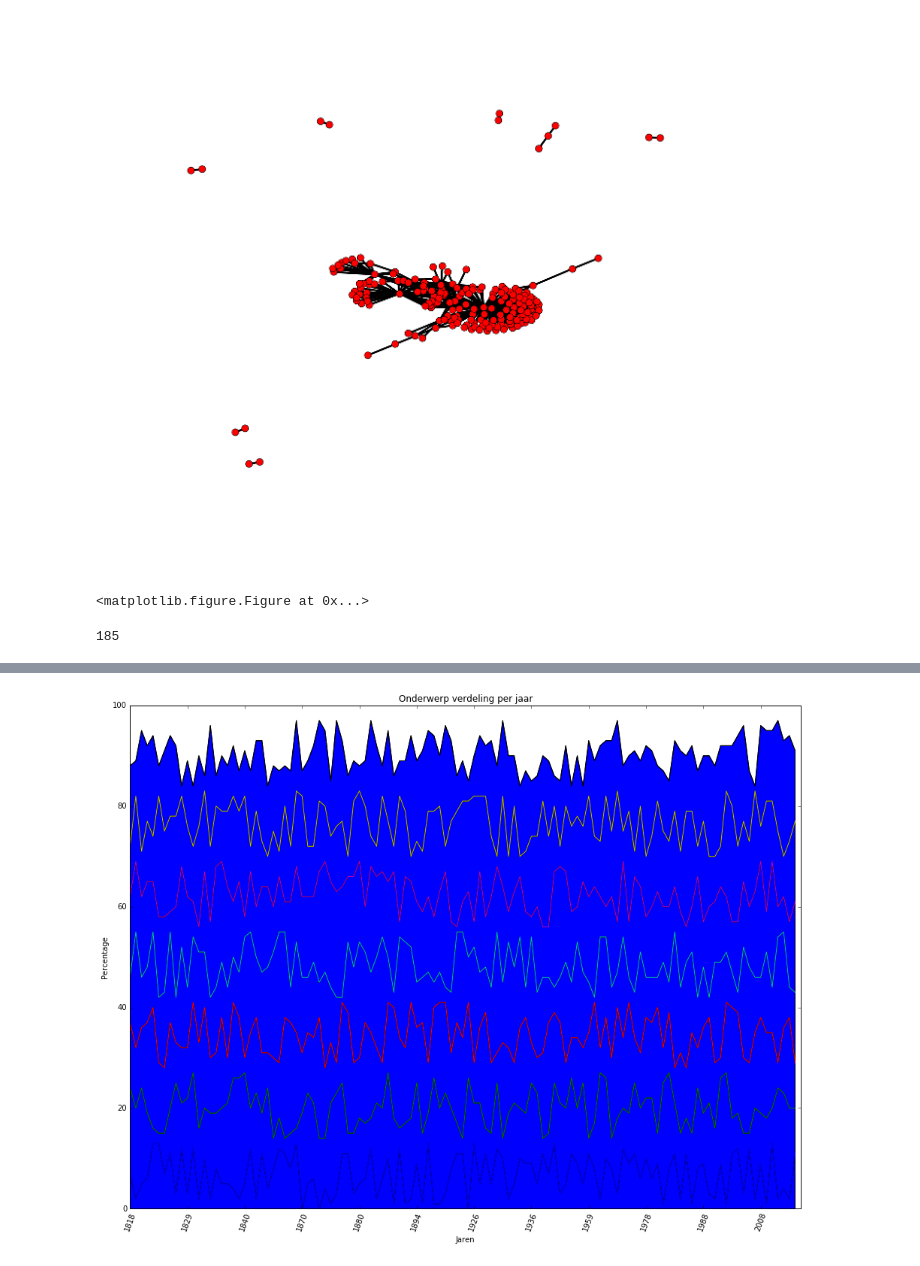
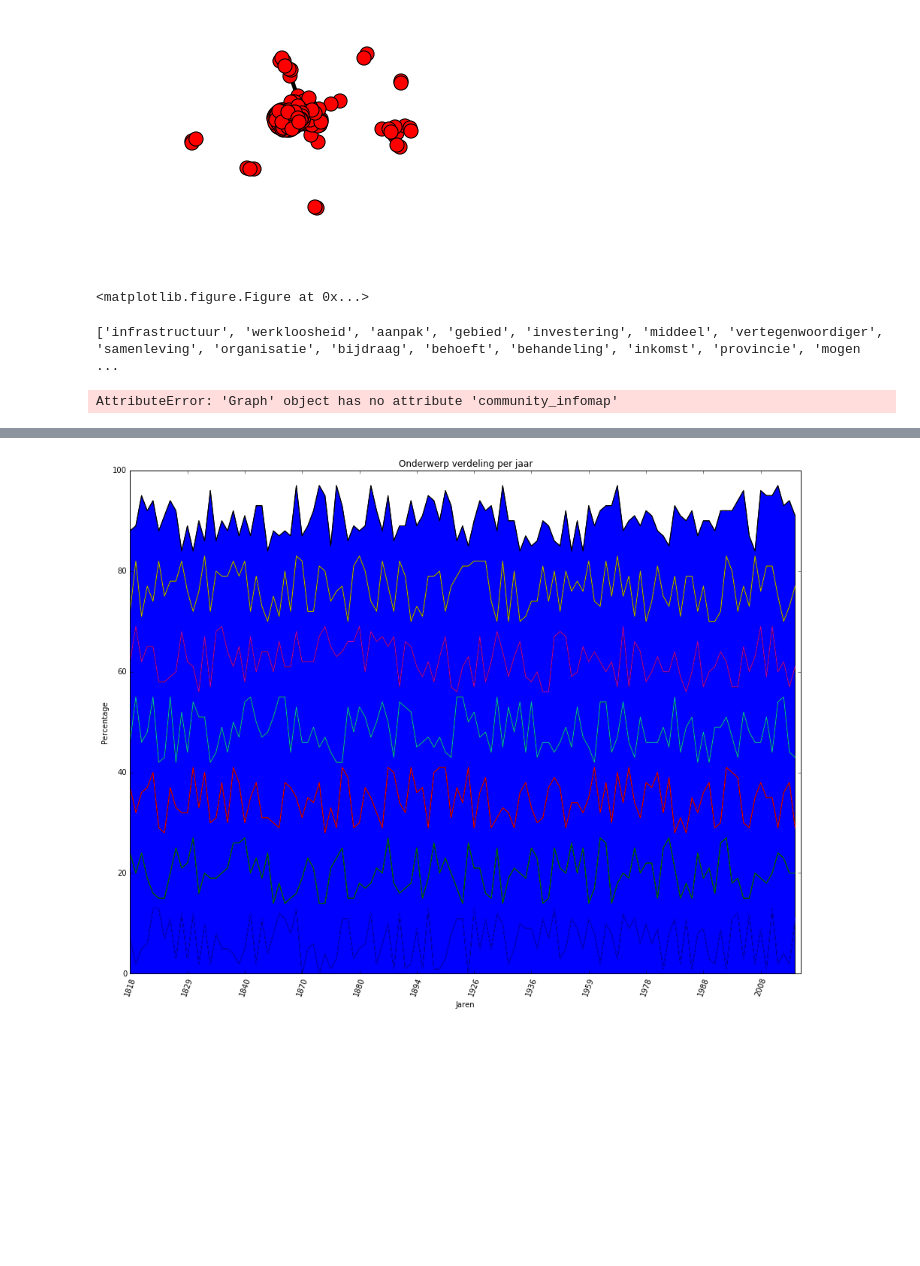
Before and after one commit to ndevisscher/Scriptie, a Jupyter notebook: plot tester.ipynb, the cells around one changed output, grey strips where cells are left out. Cells and saved outputs as stored; diff of their text form; code cells hidden in the pictures; blank space fills up the shorter version.

Commit message:
update
Threshold voor de community graph is gezet op 0.5

```diff
--- a/plot tester.ipynb
+++ b/plot tester.ipynb
@@ -29,7 +29,3 @@ import matplotlib.pyplot as plt
 from IPython.display import display, HTML
 import timeit
 import random
-# %%
-# Vergroten van de graphs zodat ze duidelijker zijn
-%pylab inline
-pylab.rcParams['figure.figsize'] = 25, 20
@@ -54,31 +46,35 @@ yearFrame.plot(x=yearFrame.index.values,y='Woorden')
 # %%
 # Creeëren van de weighted graph vanuit de gevonden similarity scores
 G = nx.Graph()
 for item in netwerkDict:
-    if netwerkDict[item] > 0.9:
+    if netwerkDict[item] > 0.5:
         G.add_edge(str(item[0]),str(item[1]),weight=netwerkDict[item])
 
 #G = nx.erdos_renyi_graph(100, 0.01)
 
 pos=nx.spring_layout(G) # positions for all nodes
 
 # nodes
 nx.draw_networkx_nodes(G,pos,node_size=200)
 
 # edges
 nx.draw_networkx_edges(G,pos, width=4)
 
 # labels
 #nx.draw_networkx_labels(G,pos,font_size=10,font_family='sans-serif')
 
 plt.axis('off')
 plt.savefig("weighted_graph.png") # save as png
 plt.figure(figsize=(1000,1000))
 plt.show() # display
 # %% [output]
-[figure, old version]
+[figure, new version]
 <matplotlib.figure.Figure at 0x...>
 # %%
-print len(G)
+print G.nodes()
 # %% [output]
-185
+['infrastructuur', 'werkloosheid', 'aanpak', 'gebied', 'investering', 'middeel', 'vertegenwoordiger', 'samenleving', 'organisatie', 'bijdraag', 'behoeft', 'behandeling', 'inkomst', 'provincie', 'mogen ...
+# %%
+G.community_infomap()
+# %% [output]
+AttributeError: 'Graph' object has no attribute 'community_infomap'
```
Also changed, not shown: parts of 6 cells of this notebook, 15 other files.
